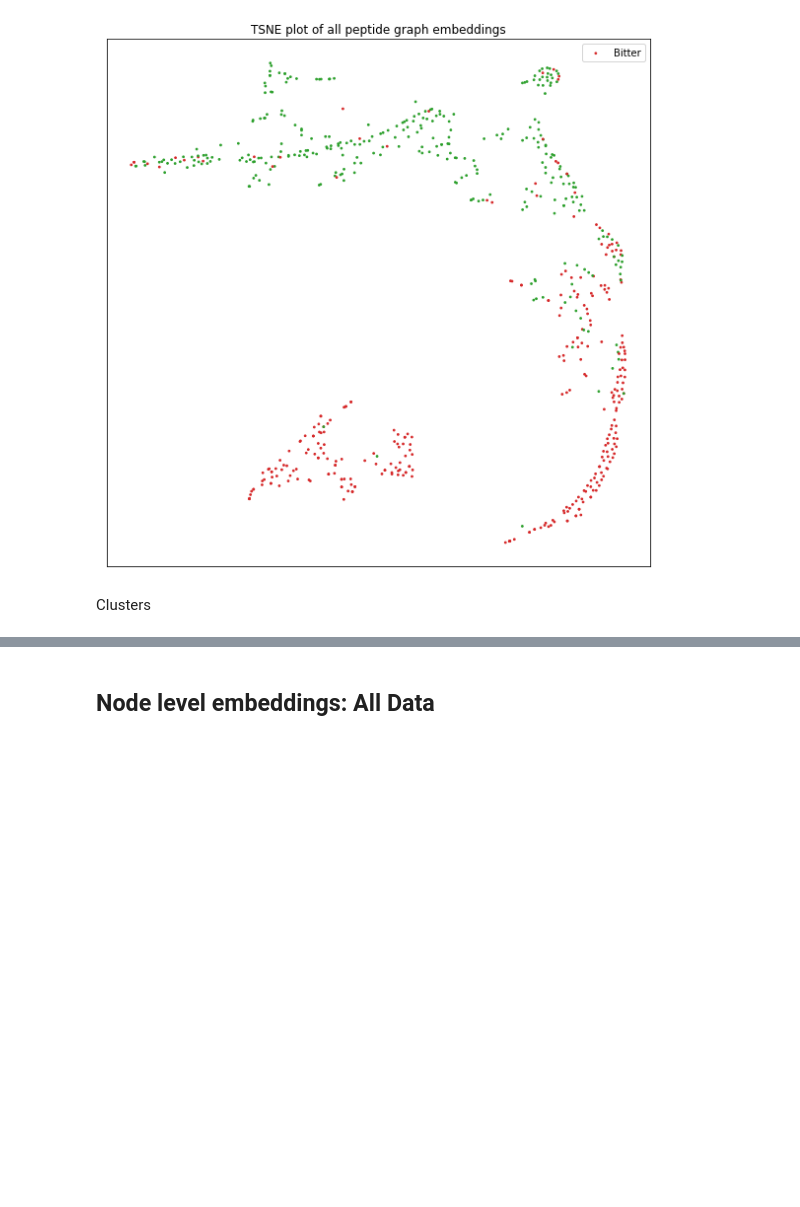
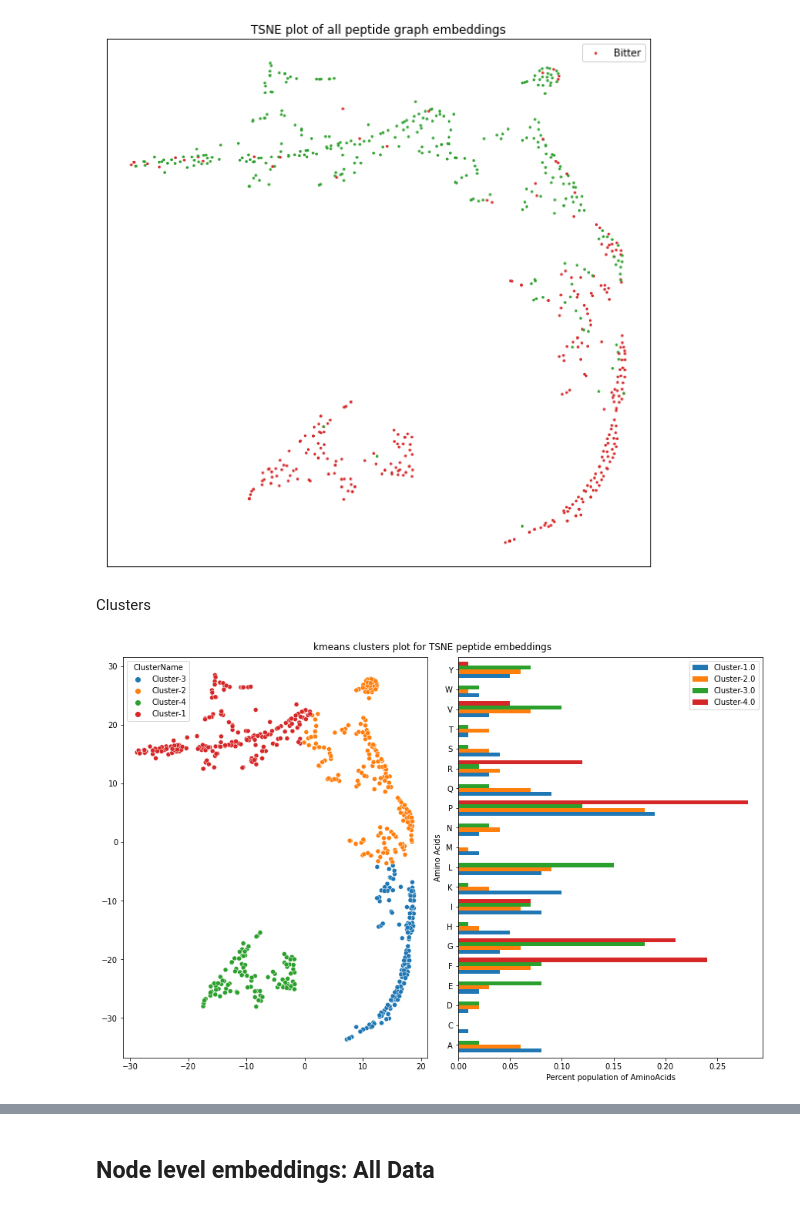
Before and after one commit to srivastavaprashant/BitterGNN, a Jupyter notebook: notebooks/Analysis.ipynb, the cells around one changed output, grey strips where cells are left out. Cells and saved outputs as stored; diff of their text form; code cells hidden in the pictures; blank space fills up the shorter version.

```diff
--- a/Analysis.ipynb
+++ b/notebooks/Analysis.ipynb
@@ -103,7 +132,10 @@ Epoch: 009, Accuracy: 0.8936
 train_graph_embeddings=get_graph_embeddings(model, train_loader, encoder)
 test_graph_embeddings=get_graph_embeddings(model, test_loader, encoder)
 all_graph_embeddings = test_graph_embeddings + train_graph_embeddings
-tsne_embd, descs, labels = pepvecs_2d_plot(all_graph_embeddings)
+conv_feats = [i["conv3_feats"].mean(axis=0) for i in all_graph_embeddings]
+
+tsne_embd, descs, labels, fig = pepvecs_2d_plot(all_graph_embeddings, "tsne")
+fig
 # %% [output]
 KL Div: 0.30877381563186646
 [figure]
@@ -112,4 +144,16 @@ Clusters
 # %%
 from seaborn import scatterplot
 from sklearn.cluster import KMeans
+# %%
+clusters, kmeans_tsne_embd, aminoacid_pop_in_clusters, fig = get_clusters(
+    tsne_embd,
+    descs,
+    all_graph_embeddings,
+    method="kmeans",
+    method_args={"n_clusters": 4},
+    embd_type="TSNE",
+)
+fig
+# %% [output]
+[figure, added]
 # %%
```
Also changed, not shown: parts of 10 cells of this notebook, 25 other files.
